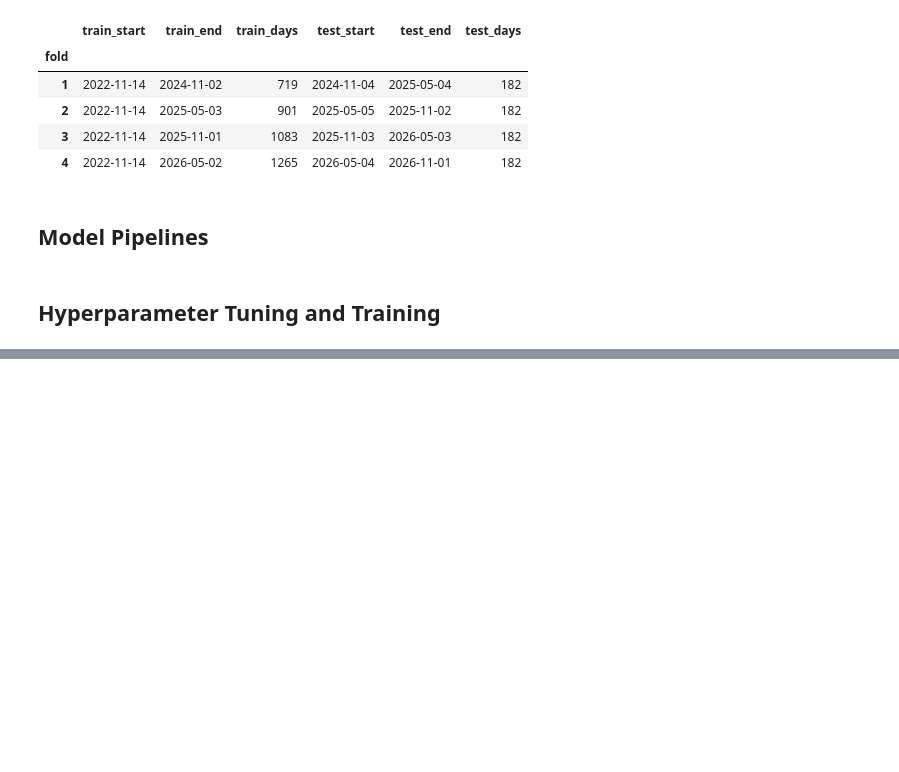
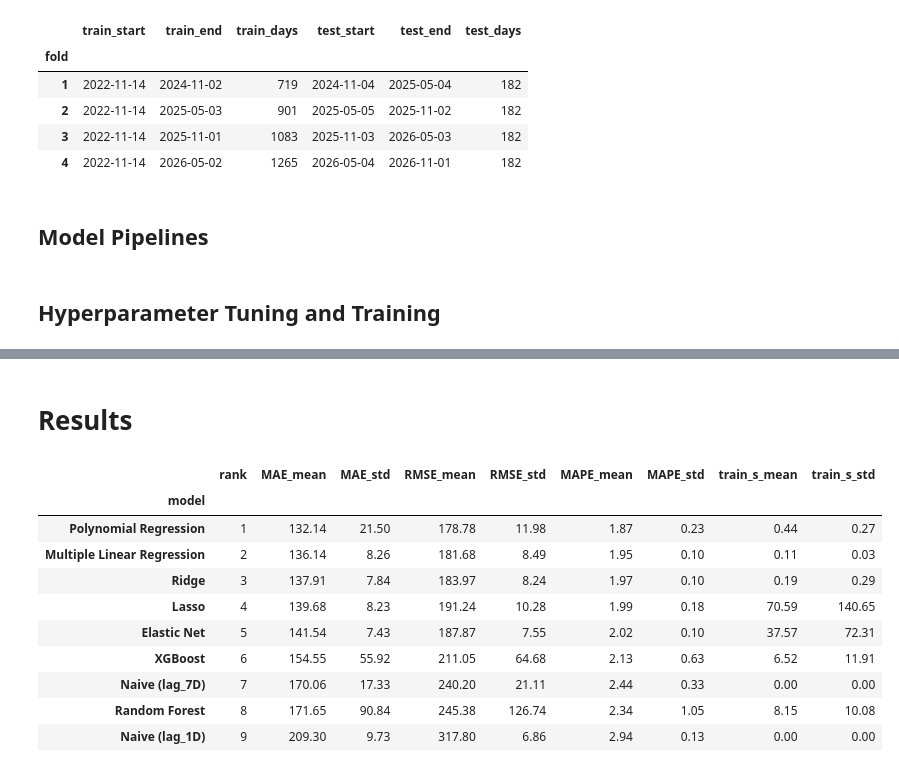
Before and after one commit to Sagnik2810Sarkar/EnergyOracle, a Jupyter notebook: src/modelling.ipynb, the cells around one changed output, grey strips where cells are left out. Drawn from its saved outputs; the diff is of its cells as text; code cells hidden in the pictures; blank space fills up the shorter version.

```diff
--- a/src/modelling.ipynb
+++ b/src/modelling.ipynb
@@ -222,0 +238,30 @@ def make_search(name, target):
+# %%
+rows, oof, tuning_log = [], {}, []
+
+for f, (tr, te) in enumerate(folds, start=1):
+    Xtr, Xte, ytr, yte = X.iloc[tr], X.iloc[te], y.iloc[tr], y.iloc[te]
+    test_label = f"{X.index[te[0]].date()} to {X.index[te[-1]].date()}"
+
+    # Baseline
+    for lag in lag_keep:
+        name = f"Naive ({lag})"
+        pred = Xte[lag].values
+        oof.setdefault(name, []).append(pd.Series(pred, index=yte.index))
+        rows.append({"model": name, "fold": f, "test_period": test_label,
+                     "train_s": 0.0, **metrics(yte, pred)})
+
+    for name in SPECS:
+        est, params, secs = fit_model(name, Xtr, ytr)
+        pred = est.predict(Xte)
+        oof.setdefault(name, []).append(pd.Series(pred, index=yte.index))
+        rows.append({"model": name, "fold": f, "test_period": test_label,
+                     "train_s": secs, **metrics(yte, pred)})
+        if params is not None:
+            tuning_log.append({"model": name, "fold": f,
+                               "params": {k.split("__")[-1]: v for k, v in params.items()}})
+        print(f"  fold {f}: {name} done")
+    print(f"fold {f}/{len(folds)} done ({test_label})")
+
+results = pd.DataFrame(rows)
+oof = {k: pd.concat(v) for k, v in oof.items()}
+oof_actual = y.loc[oof[next(iter(oof))].index]
@@ -222,0 +289,20 @@ def make_search(name, target):
+# %% [markdown]
+# Results
+# %%
+summary = results.groupby("model")[["MAE", "RMSE", "MAPE", "train_s"]].agg(["mean", "std"])
+summary.columns = [f"{a}_{b}" for a, b in summary.columns]
+summary = summary.sort_values("MAE_mean")
+summary.insert(0, "rank", range(1, len(summary) + 1))
+summary.round(2)
+# %% [output]
+|  | rank | MAE_mean | MAE_std | RMSE_mean | RMSE_std | MAPE_mean | MAPE_std | train_s_mean | train_s_std |
+| model |  |  |  |  |  |  |  |  |  |
+| Polynomial Regression | 1 | 132.14 | 21.50 | 178.78 | 11.98 | 1.87 | 0.23 | 0.44 | 0.27 |
+| Multiple Linear Regression | 2 | 136.14 | 8.26 | 181.68 | 8.49 | 1.95 | 0.10 | 0.11 | 0.03 |
+| Ridge | 3 | 137.91 | 7.84 | 183.97 | 8.24 | 1.97 | 0.10 | 0.19 | 0.29 |
+| Lasso | 4 | 139.68 | 8.23 | 191.24 | 10.28 | 1.99 | 0.18 | 70.59 | 140.65 |
+| Elastic Net | 5 | 141.54 | 7.43 | 187.87 | 7.55 | 2.02 | 0.10 | 37.57 | 72.31 |
+| XGBoost | 6 | 154.55 | 55.92 | 211.05 | 64.68 | 2.13 | 0.63 | 6.52 | 11.91 |
+| Naive (lag_7D) | 7 | 170.06 | 17.33 | 240.20 | 21.11 | 2.44 | 0.33 | 0.00 | 0.00 |
+| Random Forest | 8 | 171.65 | 90.84 | 245.38 | 126.74 | 2.34 | 1.05 | 8.15 | 10.08 |
+| Naive (lag_1D) | 9 | 209.30 | 9.73 | 317.80 | 6.86 | 2.94 | 0.13 | 0.00 | 0.00 |
```
Also changed, not shown: parts of 15 cells of this notebook.
